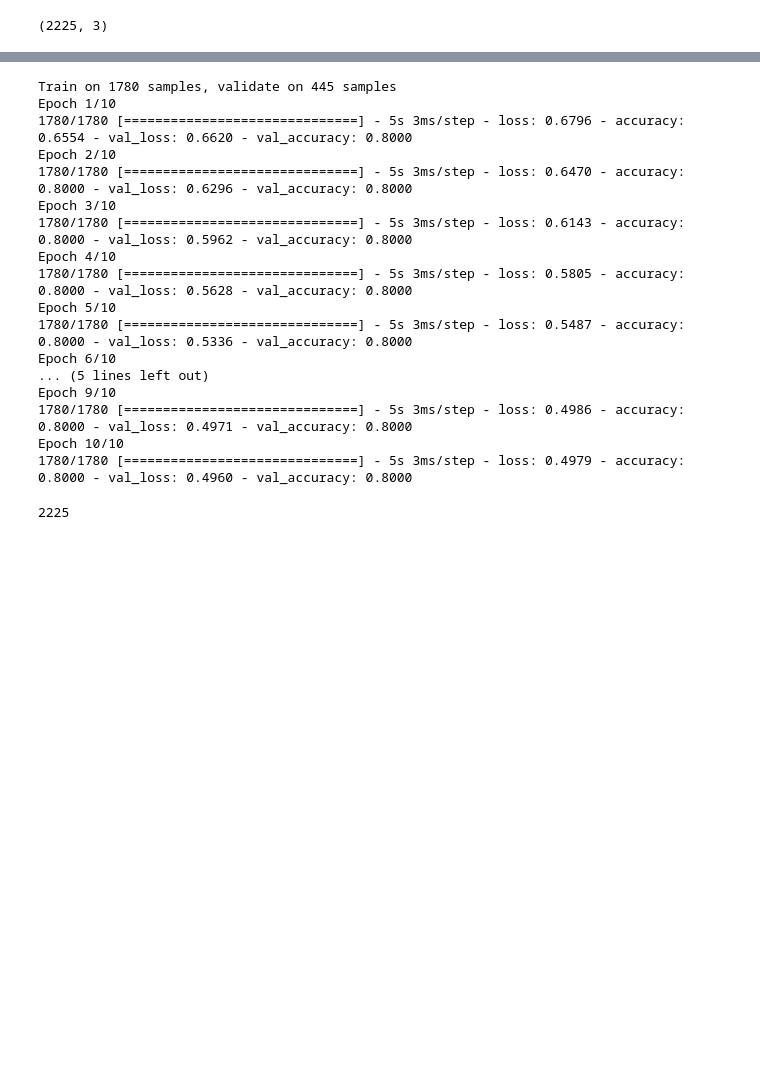
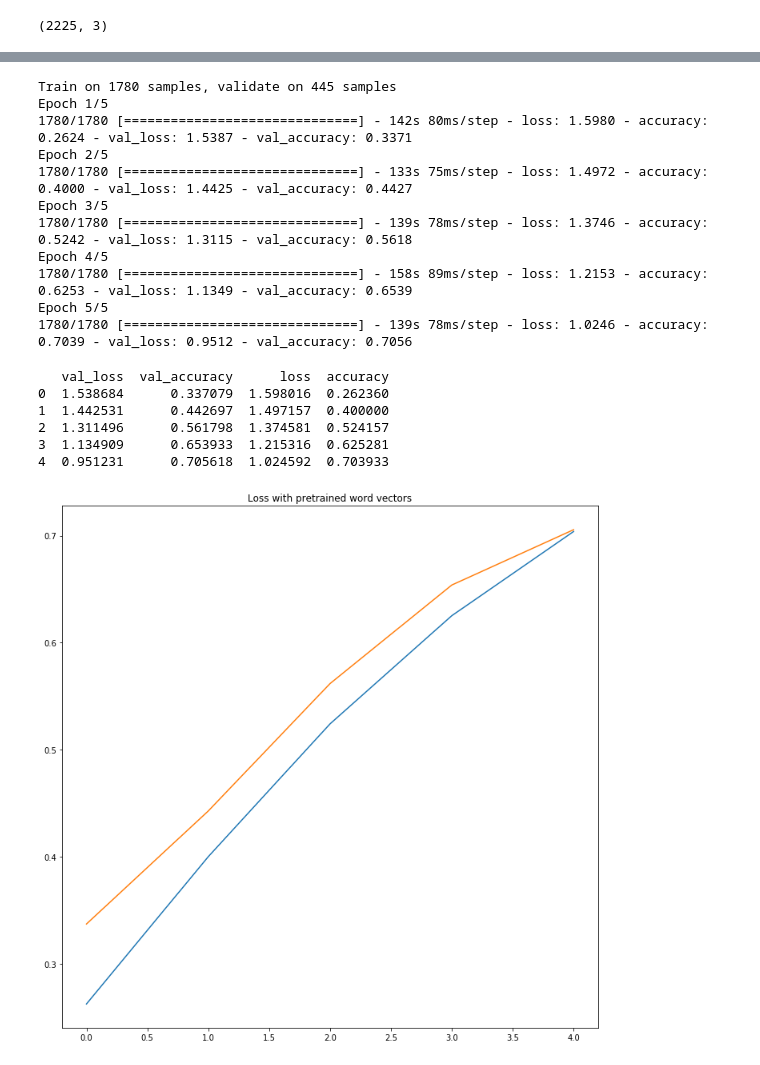
Before and after one commit to rBenke/text_classification, a Jupyter notebook: word2vec.ipynb, the cells around one changed output, grey strips where cells are left out. Drawn from its saved outputs; the diff is of its cells as text; code cells hidden in the pictures; blank space fills up the shorter version.

Commit message:
LSTM with word2vec, acc70

```diff
--- a/word2vec.ipynb
+++ b/word2vec.ipynb
@@ -16,3 +16,6 @@ import gensim
 # Load Google's pre-trained Word2Vec model.
 #model = gensim.models.KeyedVectors.load_word2vec_format('/home/robertb/Desktop/text_embeddings/project/GoogleNews-vectors-negative300.bin', binary=True)
 model_w2v = gensim.models.Word2Vec.load('/home/robertb/Desktop/text_embeddings/project/simple_word2vec.model')
+
+# get word embedding matrix
+embedding_layer = model_w2v.wv.get_keras_embedding(train_embeddings=True)
@@ -55,13 +59,17 @@ test_text_seq = pad_sequences(test_text_seq, maxlen=maxlen, padding="post", valu
 # %%
 import keras.models as km
-from keras.layers import Activation, Dense, Flatten, GlobalAveragePooling1D, Embedding
+from keras.layers import Activation, Dense, Embedding, Bidirectional, Dropout, LSTM
 # define the model
 model_NN = km.Sequential()
-model_NN.add(Embedding(len(vocabulary)+1,100,trainable=True))
-model_NN.add(GlobalAveragePooling1D())
-model_NN.add(Dense(5, activation='sigmoid'))
+
+#model_NN.add(Embedding(len(vocabulary)+1,100,trainable=True))
+model_NN.add(embedding_layer)
+
+model_NN.add(Bidirectional(LSTM(16, return_sequences=False)))
+
+model_NN.add(Dense(5, activation='softmax'))
 # compile the model
-model_NN.compile(optimizer='adam', loss='binary_crossentropy', metrics=['accuracy'])
+model_NN.compile(optimizer='adam', loss='categorical_crossentropy', metrics=['accuracy'])
 # summarize the model
 print(model_NN.summary())
 # %% [output]
@@ -81,31 +89,38 @@ Non-trainable params: 0
 _________________________________________________________________
 None
 # %%
-history=model_NN.fit(train_text_seq,
+hist=model_NN.fit(train_text_seq,
                   train_Y,
-                  epochs=10,
+                  epochs=5,
                   batch_size=128,
                   validation_data=(test_text_seq, test_Y),
                   verbose=1)
 # %% [output]
 Train on 1780 samples, validate on 445 samples
-Epoch 1/10
-1780/1780 [==============================] - 5s 3ms/step - loss: 0.6796 - accuracy: 0.6554 - val_loss: 0.6620 - val_accuracy: 0.8000
-Epoch 2/10
-1780/1780 [==============================] - 5s 3ms/step - loss: 0.6470 - accuracy: 0.8000 - val_loss: 0.6296 - val_accuracy: 0.8000
-Epoch 3/10
-1780/1780 [==============================] - 5s 3ms/step - loss: 0.6143 - accuracy: 0.8000 - val_loss: 0.5962 - val_accuracy: 0.8000
-Epoch 4/10
-1780/1780 [==============================] - 5s 3ms/step - loss: 0.5805 - accuracy: 0.8000 - val_loss: 0.5628 - val_accuracy: 0.8000
-Epoch 5/10
-1780/1780 [==============================] - 5s 3ms/step - loss: 0.5487 - accuracy: 0.8000 - val_loss: 0.5336 - val_accuracy: 0.8000
-Epoch 6/10
-... (5 lines left out)
-Epoch 9/10
-1780/1780 [==============================] - 5s 3ms/step - loss: 0.4986 - accuracy: 0.8000 - val_loss: 0.4971 - val_accuracy: 0.8000
-Epoch 10/10
-1780/1780 [==============================] - 5s 3ms/step - loss: 0.4979 - accuracy: 0.8000 - val_loss: 0.4960 - val_accuracy: 0.8000
+Epoch 1/5
+1780/1780 [==============================] - 142s 80ms/step - loss: 1.5980 - accuracy: 0.2624 - val_loss: 1.5387 - val_accuracy: 0.3371
+Epoch 2/5
+1780/1780 [==============================] - 133s 75ms/step - loss: 1.4972 - accuracy: 0.4000 - val_loss: 1.4425 - val_accuracy: 0.4427
+Epoch 3/5
+1780/1780 [==============================] - 139s 78ms/step - loss: 1.3746 - accuracy: 0.5242 - val_loss: 1.3115 - val_accuracy: 0.5618
+Epoch 4/5
+1780/1780 [==============================] - 158s 89ms/step - loss: 1.2153 - accuracy: 0.6253 - val_loss: 1.1349 - val_accuracy: 0.6539
+Epoch 5/5
+1780/1780 [==============================] - 139s 78ms/step - loss: 1.0246 - accuracy: 0.7039 - val_loss: 0.9512 - val_accuracy: 0.7056
-# %%
-data.shape[0]
-# %% [output]
-2225
+# %%
+import matplotlib.pyplot as plt
+print(history)
+history = pd.DataFrame(hist.history)
+plt.figure(figsize=(12,12));
+plt.plot(history["accuracy"]);
+plt.plot(history["val_accuracy"]);
+plt.title("Loss with pretrained word vectors");
+plt.show();
+# %% [output]
+   val_loss  val_accuracy      loss  accuracy
+0  1.538684      0.337079  1.598016  0.262360
+1  1.442531      0.442697  1.497157  0.400000
+2  1.311496      0.561798  1.374581  0.524157
+3  1.134909      0.653933  1.215316  0.625281
+4  0.951231      0.705618  1.024592  0.703933
+[figure, added]
```
Also changed, not shown: parts of 4 cells of this notebook.
